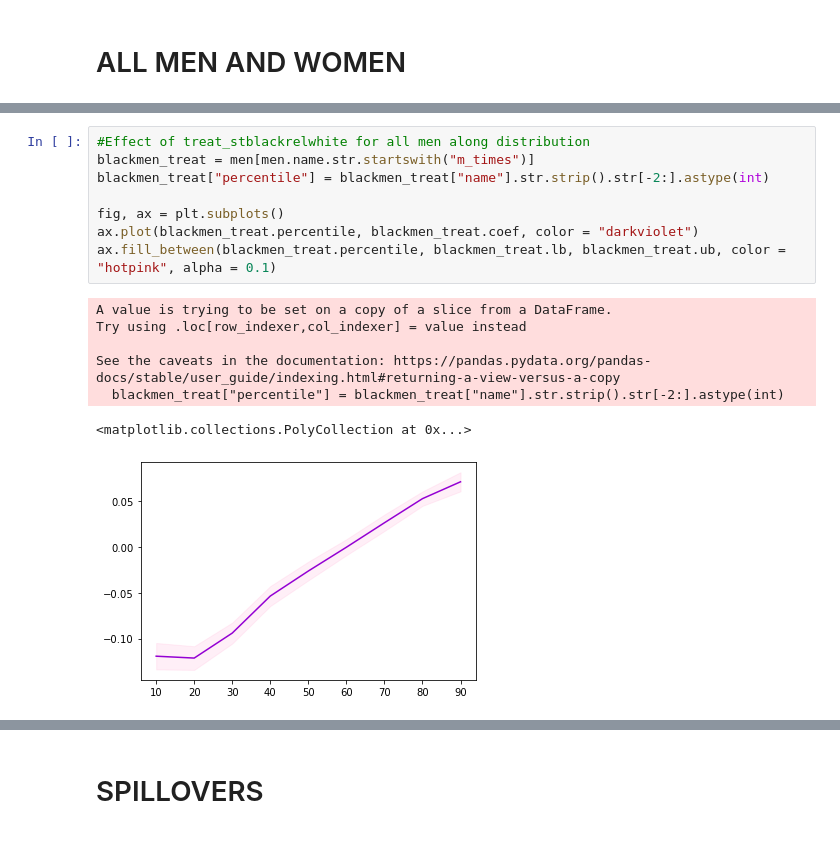
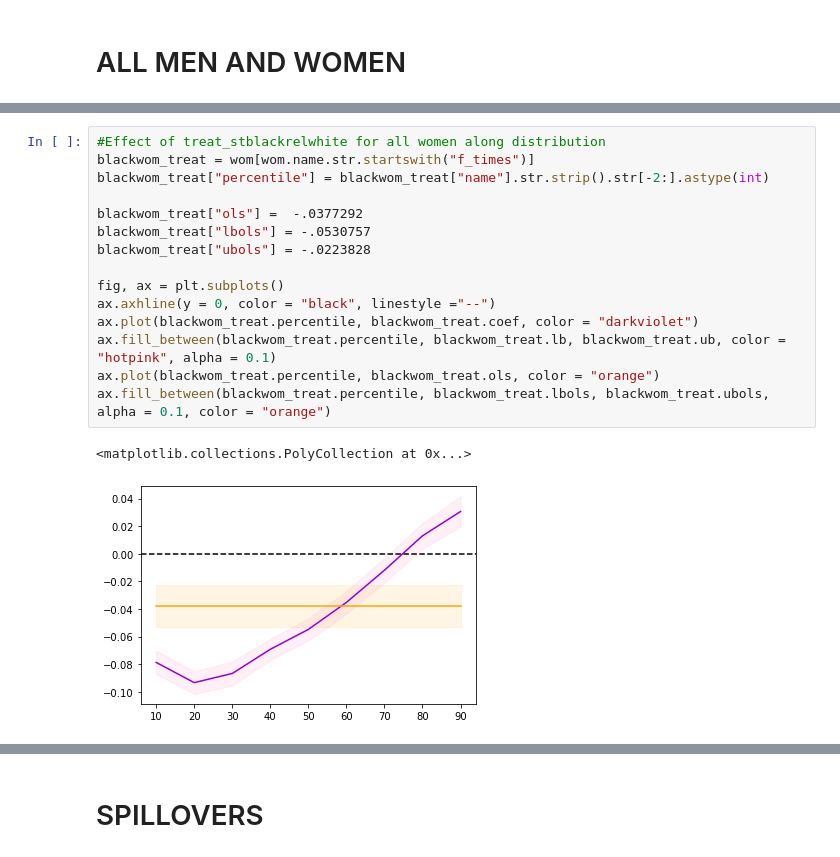
Before and after one commit to aadsouza/econ499, a Jupyter notebook: code/rifdistributionplots.ipynb, the cells around one changed output, grey strips where cells are left out. Saved outputs shown, nothing was run; the diff lists cells and outputs as text.

```diff
--- a/code/rifdistributionplots.ipynb
+++ b/code/rifdistributionplots.ipynb
@@ -64,16 +126,18 @@ See the caveats in the documentation: https://pandas.pydata.org/pandas-docs/stab
 # %%
-#Effect of treat_stblackrelwhite for all men along distribution
-blackmen_treat = men[men.name.str.startswith("m_times")]
-blackmen_treat["percentile"] = blackmen_treat["name"].str.strip().str[-2:].astype(int)
+#Effect of treat_stblackrelwhite for all women along distribution
+blackwom_treat = wom[wom.name.str.startswith("f_times")]
+blackwom_treat["percentile"] = blackwom_treat["name"].str.strip().str[-2:].astype(int)
+
+blackwom_treat["ols"] =  -.0377292
+blackwom_treat["lbols"] = -.0530757
+blackwom_treat["ubols"] = -.0223828
 
 fig, ax = plt.subplots()
-ax.plot(blackmen_treat.percentile, blackmen_treat.coef, color = "darkviolet")
-ax.fill_between(blackmen_treat.percentile, blackmen_treat.lb, blackmen_treat.ub, color = "hotpink", alpha = 0.1)
+ax.axhline(y = 0, color = "black", linestyle ="--")
+ax.plot(blackwom_treat.percentile, blackwom_treat.coef, color = "darkviolet")
+ax.fill_between(blackwom_treat.percentile, blackwom_treat.lb, blackwom_treat.ub, color = "hotpink", alpha = 0.1)
+ax.plot(blackwom_treat.percentile, blackwom_treat.ols, color = "orange")
+ax.fill_between(blackwom_treat.percentile, blackwom_treat.lbols, blackwom_treat.ubols, alpha = 0.1, color = "orange")
 # %% [output]
-A value is trying to be set on a copy of a slice from a DataFrame.
-Try using .loc[row_indexer,col_indexer] = value instead
-
-See the caveats in the documentation: https://pandas.pydata.org/pandas-docs/stable/user_guide/indexing.html#returning-a-view-versus-a-copy
-  blackmen_treat["percentile"] = blackmen_treat["name"].str.strip().str[-2:].astype(int)
+<matplotlib.collections.PolyCollection at 0x...>
-<matplotlib.collections.PolyCollection at 0x...>
-[figure, old version]
+[figure, new version]
```
Also changed, not shown: parts of 19 cells of this notebook, 9 other files.
